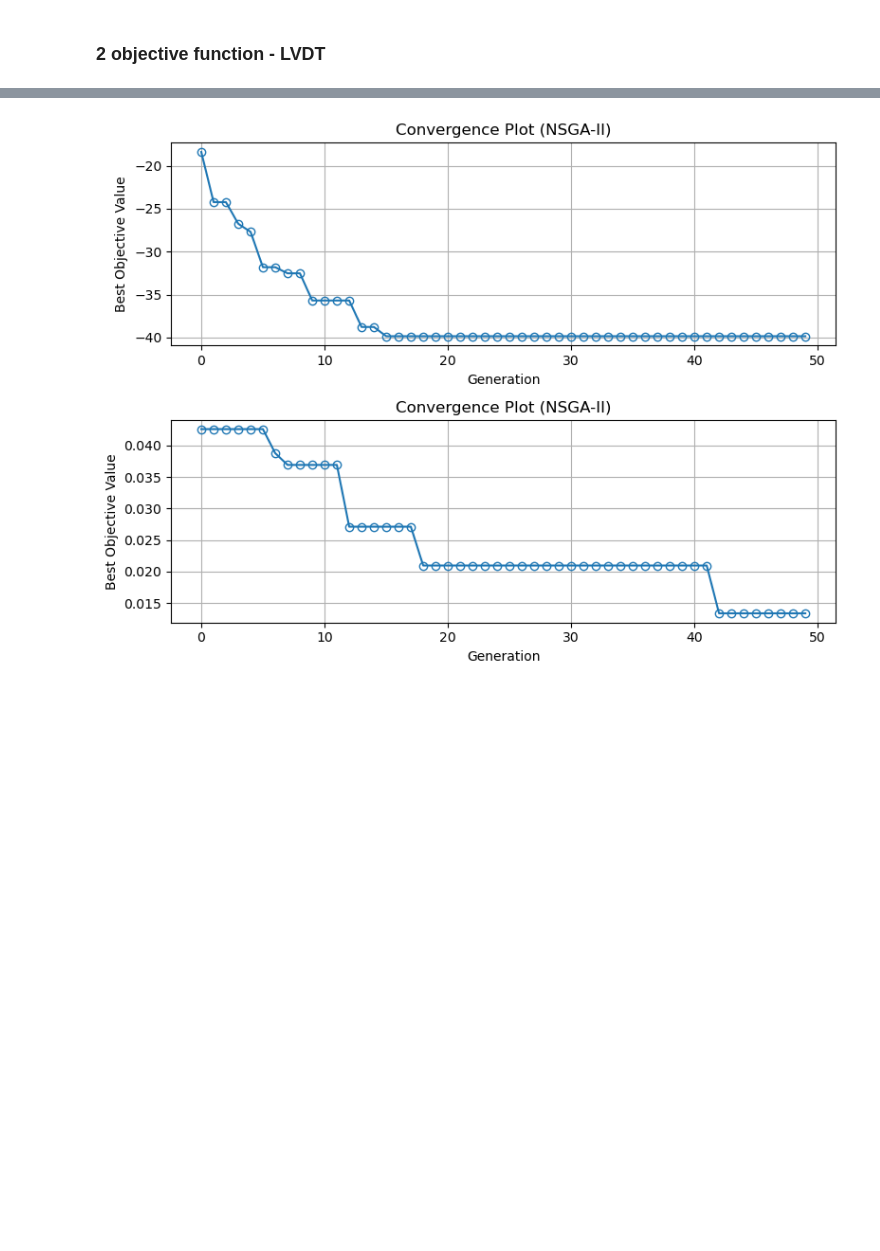
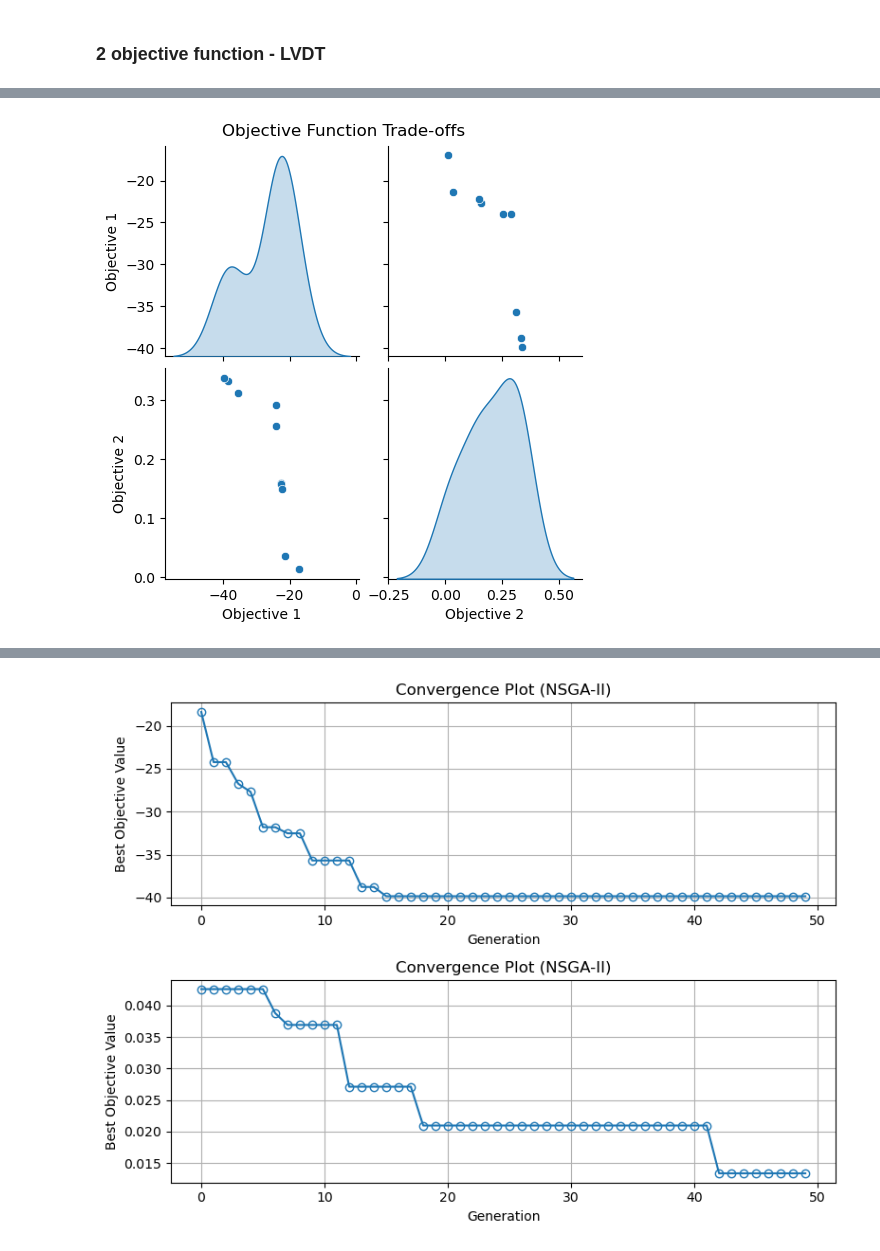
Before and after one commit to li-pengbo/femm-lvdt, a Jupyter notebook: optimization/notebook/pymoo_optimization.ipynb, the cells around one changed output, grey strips where cells are left out. Cells and saved outputs as stored; diff of their text form; code cells hidden in the pictures; blank space fills up the shorter version.

```diff
--- a/optimization/notebook/pymoo_optimization.ipynb
+++ b/optimization/notebook/pymoo_optimization.ipynb
@@ -221,0 +256,7 @@ with open("../solutions/opt_50gen.txt", "w") as f:
+# %%
+df = pd.DataFrame(opt_F, columns=[f"Objective {i+1}" for i in range(opt_F.shape[1])])
+sns.pairplot(df, diag_kind="kde")
+plt.suptitle("Objective Function Trade-offs", y=1.02)
+plt.show()
+# %% [output]
+[figure, added]
```
Also changed, not shown: parts of 18 cells of this notebook, 30 other files.
